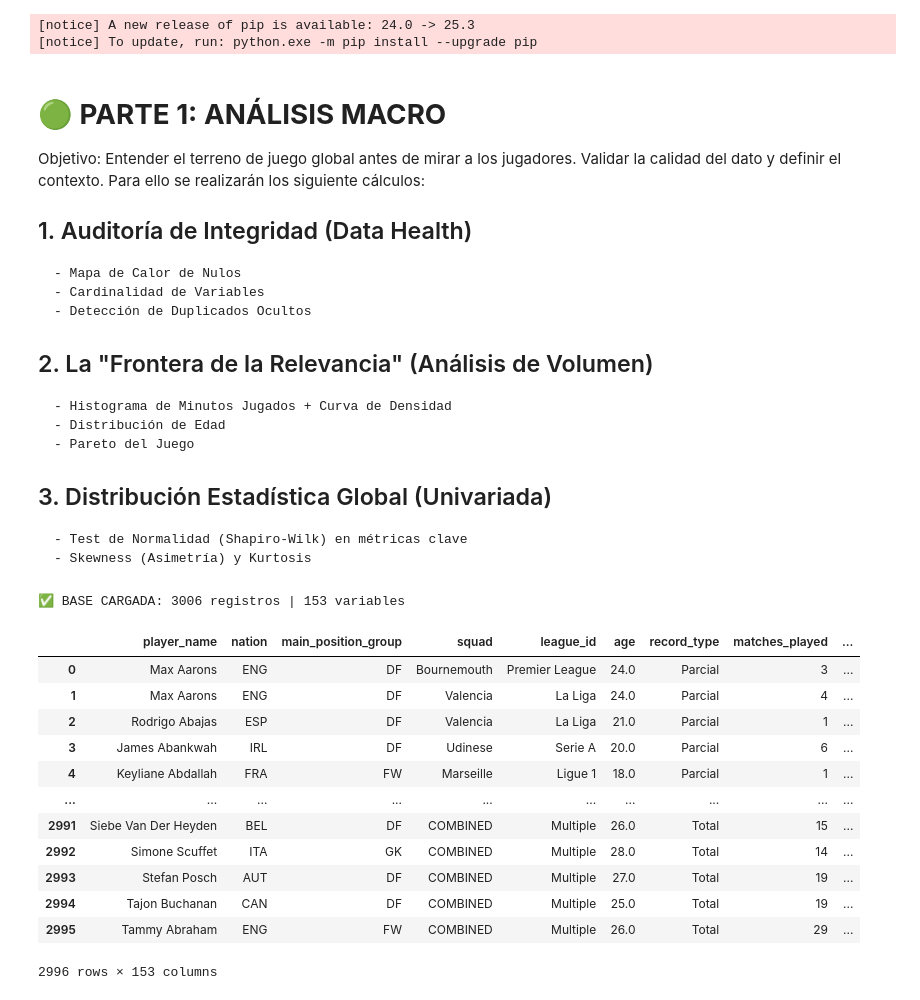
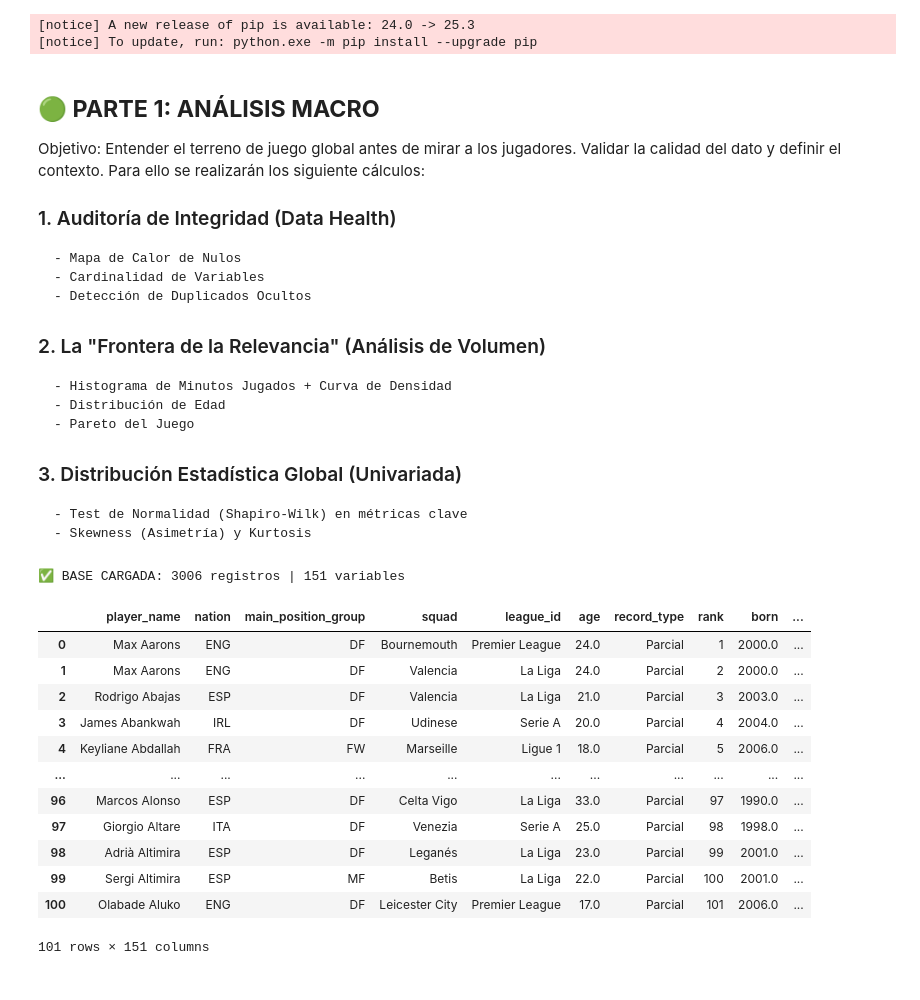
Before and after one commit to RDsanchez-git/Objetive_BallonDor, a Jupyter notebook: notebooks/01_eda_analysis.ipynb, the cells around one changed output. Saved outputs shown, nothing was run; the diff lists cells and outputs as text; code cells hidden in the pictures.

```diff
--- a/notebooks/01_eda_analysis.ipynb
+++ b/notebooks/01_eda_analysis.ipynb
@@ -50,17 +50,17 @@ Note: you may need to restart the kernel to use updated packages.
 [notice] A new release of pip is available: 24.0 -> 25.3
 [notice] To update, run: python.exe -m pip install --upgrade pip
 # %% [markdown]
-# **🟢 PARTE 1: ANÁLISIS MACRO**
+## **🟢 PARTE 1: ANÁLISIS MACRO**
 Objetivo: Entender el terreno de juego global antes de mirar a los jugadores. Validar la calidad del dato y definir el contexto. Para ello se realizarán los siguiente cálculos:
 
-## 1. Auditoría de Integridad (Data Health)
+### 1. Auditoría de Integridad (Data Health)
     - Mapa de Calor de Nulos
     - Cardinalidad de Variables
     - Detección de Duplicados Ocultos
-## 2. La "Frontera de la Relevancia" (Análisis de Volumen)
+### 2. La "Frontera de la Relevancia" (Análisis de Volumen)
     - Histograma de Minutos Jugados + Curva de Densidad
     - Distribución de Edad
     - Pareto del Juego
-## 3. Distribución Estadística Global (Univariada)
+### 3. Distribución Estadística Global (Univariada)
     - Test de Normalidad (Shapiro-Wilk) en métricas clave
     - Skewness (Asimetría) y Kurtosis
@@ -67,42 +75,40 @@ Objetivo: Entender el terreno de juego global antes de mirar a los jugadores. Va
 # %%
-import pandas as pd
-import numpy as np
-import seaborn as sns
-import matplotlib.pyplot as plt
+
 
 # Configuración Visual Profesional
+plt.style.use('ggplot') #nuevo
 sns.set_theme(style="whitegrid", context="notebook")
 plt.rcParams['figure.figsize'] = (14, 7)
 pd.set_option('display.max_columns', None) # Para ver todas las columnas en los describe()
 
 # ==============================================================================
 # 0. CARGA DE DATOS (Input del ETL)
 # ==============================================================================
 INPUT_FILE = '../services/ingestion/data_drop/fbref_big5_players_24_25_clean.csv'
 
 try:
     df = pd.read_csv(INPUT_FILE)
     print(f"✅ BASE CARGADA: {df.shape[0]} registros | {df.shape[1]} variables")
 except FileNotFoundError:
     # Fallback local
     df = pd.read_csv('fbref_big5_players_24_25_clean.csv')
     print(f"✅ BASE CARGADA (LOCAL): {df.shape[0]} registros")
 
-df.head(-10)
+df.head(101)
 # %% [output]
-✅ BASE CARGADA: 3006 registros | 153 variables
+✅ BASE CARGADA: 3006 registros | 151 variables
-|  | player_name | nation | main_position_group | squad | league_id | age | record_type | matches_played | ... |
-| 0 | Max Aarons | ENG | DF | Bournemouth | Premier League | 24.0 | Parcial | 3 | ... |
-| 1 | Max Aarons | ENG | DF | Valencia | La Liga | 24.0 | Parcial | 4 | ... |
-| 2 | Rodrigo Abajas | ESP | DF | Valencia | La Liga | 21.0 | Parcial | 1 | ... |
-| 3 | James Abankwah | IRL | DF | Udinese | Serie A | 20.0 | Parcial | 6 | ... |
-| 4 | Keyliane Abdallah | FRA | FW | Marseille | Ligue 1 | 18.0 | Parcial | 1 | ... |
-| ... | ... | ... | ... | ... | ... | ... | ... | ... | ... |
-| 2991 | Siebe Van Der Heyden | BEL | DF | COMBINED | Multiple | 26.0 | Total | 15 | ... |
-| 2992 | Simone Scuffet | ITA | GK | COMBINED | Multiple | 28.0 | Total | 14 | ... |
-| 2993 | Stefan Posch | AUT | DF | COMBINED | Multiple | 27.0 | Total | 19 | ... |
-| 2994 | Tajon Buchanan | CAN | DF | COMBINED | Multiple | 25.0 | Total | 19 | ... |
-| 2995 | Tammy Abraham | ENG | FW | COMBINED | Multiple | 26.0 | Total | 29 | ... |
+|  | player_name | nation | main_position_group | squad | league_id | age | record_type | rank | born | ... |
+| 0 | Max Aarons | ENG | DF | Bournemouth | Premier League | 24.0 | Parcial | 1 | 2000.0 | ... |
+| 1 | Max Aarons | ENG | DF | Valencia | La Liga | 24.0 | Parcial | 2 | 2000.0 | ... |
+| 2 | Rodrigo Abajas | ESP | DF | Valencia | La Liga | 21.0 | Parcial | 3 | 2003.0 | ... |
+| 3 | James Abankwah | IRL | DF | Udinese | Serie A | 20.0 | Parcial | 4 | 2004.0 | ... |
+| 4 | Keyliane Abdallah | FRA | FW | Marseille | Ligue 1 | 18.0 | Parcial | 5 | 2006.0 | ... |
+| ... | ... | ... | ... | ... | ... | ... | ... | ... | ... | ... |
+| 96 | Marcos Alonso | ESP | DF | Celta Vigo | La Liga | 33.0 | Parcial | 97 | 1990.0 | ... |
+| 97 | Giorgio Altare | ITA | DF | Venezia | Serie A | 25.0 | Parcial | 98 | 1998.0 | ... |
+| 98 | Adrià Altimira | ESP | DF | Leganés | La Liga | 23.0 | Parcial | 99 | 2001.0 | ... |
+| 99 | Sergi Altimira | ESP | MF | Betis | La Liga | 22.0 | Parcial | 100 | 2001.0 | ... |
+| 100 | Olabade Aluko | ENG | DF | Leicester City | Premier League | 17.0 | Parcial | 101 | 2006.0 | ... |
-2996 rows × 153 columns
+101 rows × 151 columns
 # %%
 # ==============================================================================
```
Also changed, not shown: parts of 9 cells of this notebook, 3 other files.
